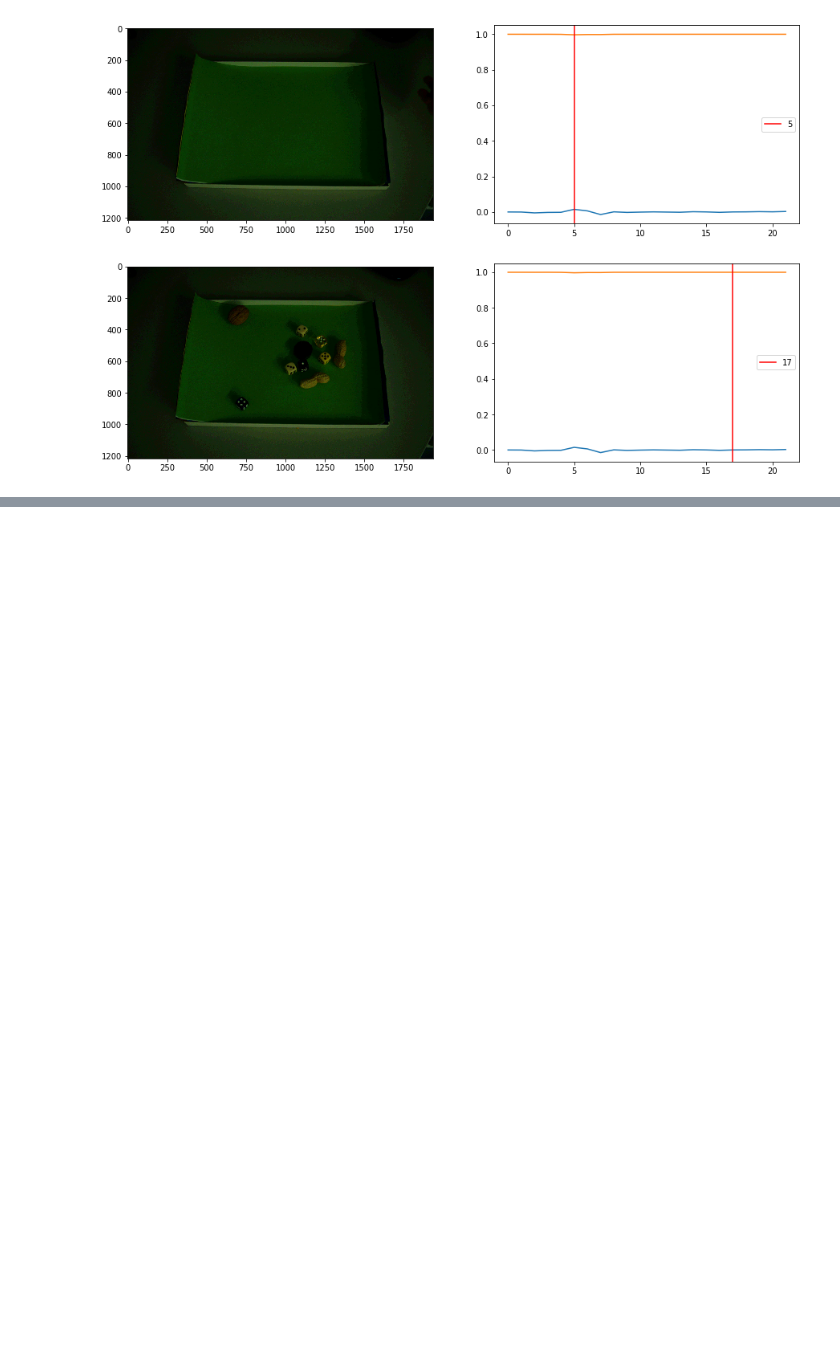
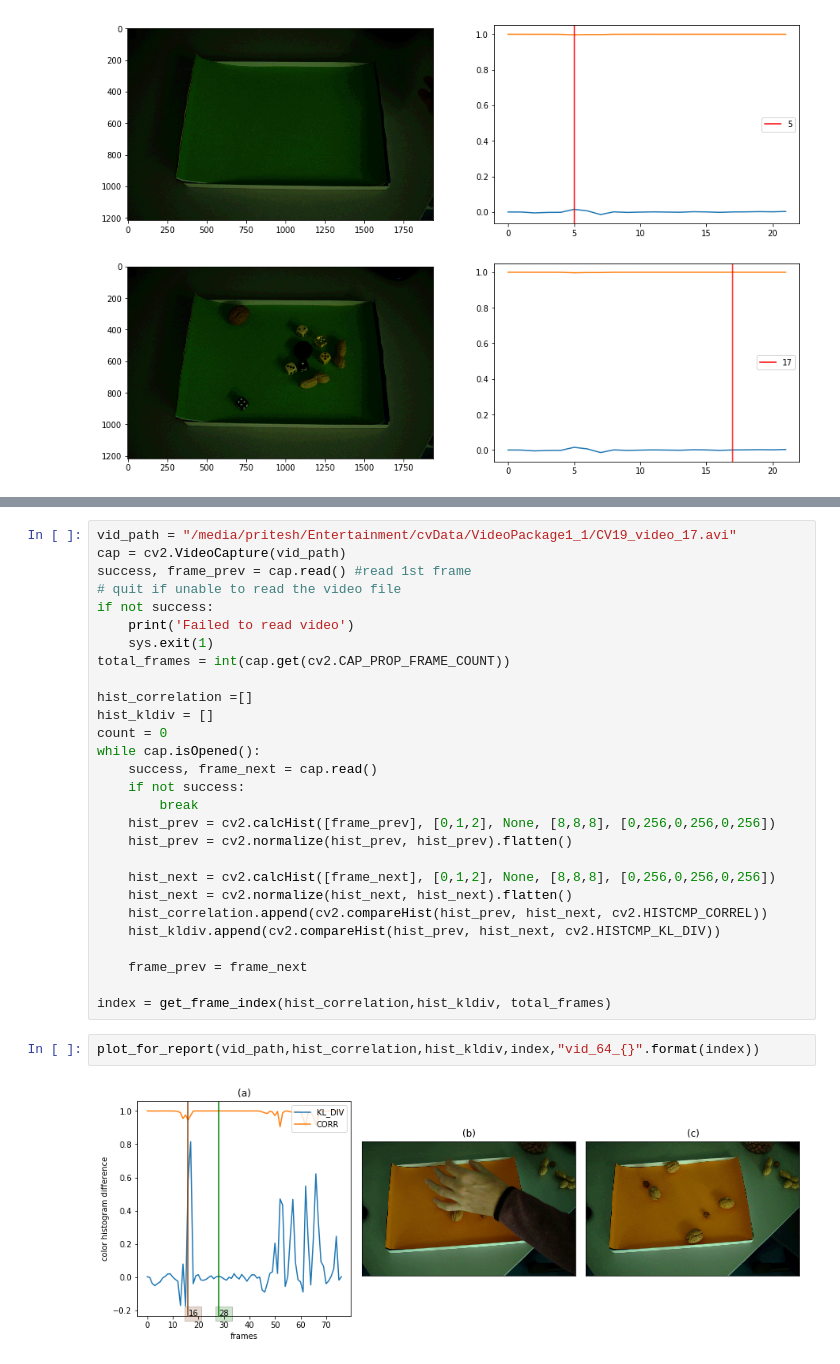
Before and after one commit to priteshgohil/Edible-Nuts-Detection, a Jupyter notebook: frame_detection.ipynb, the cells around one changed output, grey strips where cells are left out. Drawn from its saved outputs; the diff is of its cells as text; blank space fills up the shorter version.

```diff
--- a/frame_detection.ipynb
+++ b/frame_detection.ipynb
@@ -196,0 +276,32 @@ plot_for_report(vid_path,hist_correlation,hist_kldiv,index,"vid_64_{}".format(in
+# %%
+vid_path = "/media/pritesh/Entertainment/cvData/VideoPackage1_1/CV19_video_17.avi"
+cap = cv2.VideoCapture(vid_path)
+success, frame_prev = cap.read() #read 1st frame
+# quit if unable to read the video file
+if not success:
+    print('Failed to read video')
+    sys.exit(1)
+total_frames = int(cap.get(cv2.CAP_PROP_FRAME_COUNT))
+
+hist_correlation =[]
+hist_kldiv = []
+count = 0
+while cap.isOpened():
+    success, frame_next = cap.read()
+    if not success:
+        break
+    hist_prev = cv2.calcHist([frame_prev], [0,1,2], None, [8,8,8], [0,256,0,256,0,256])
+    hist_prev = cv2.normalize(hist_prev, hist_prev).flatten()
+
+    hist_next = cv2.calcHist([frame_next], [0,1,2], None, [8,8,8], [0,256,0,256,0,256])
+    hist_next = cv2.normalize(hist_next, hist_next).flatten()
+    hist_correlation.append(cv2.compareHist(hist_prev, hist_next, cv2.HISTCMP_CORREL))
+    hist_kldiv.append(cv2.compareHist(hist_prev, hist_next, cv2.HISTCMP_KL_DIV))
+
+    frame_prev = frame_next
+
+index = get_frame_index(hist_correlation,hist_kldiv, total_frames)
+# %%
+plot_for_report(vid_path,hist_correlation,hist_kldiv,index,"vid_64_{}".format(index))
+# %% [output]
+[figure, added]
```
Also changed, not shown: parts of 3 cells of this notebook, 5 other files.
